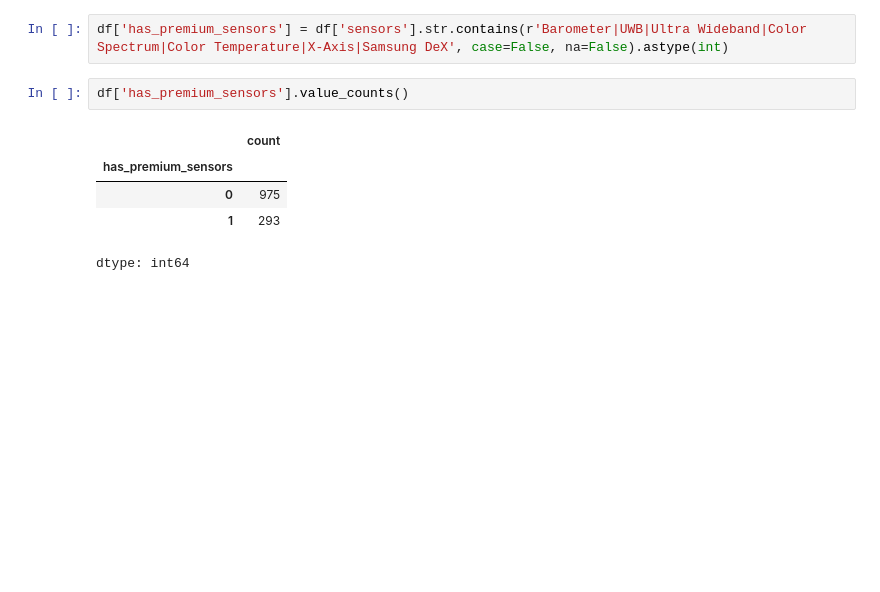
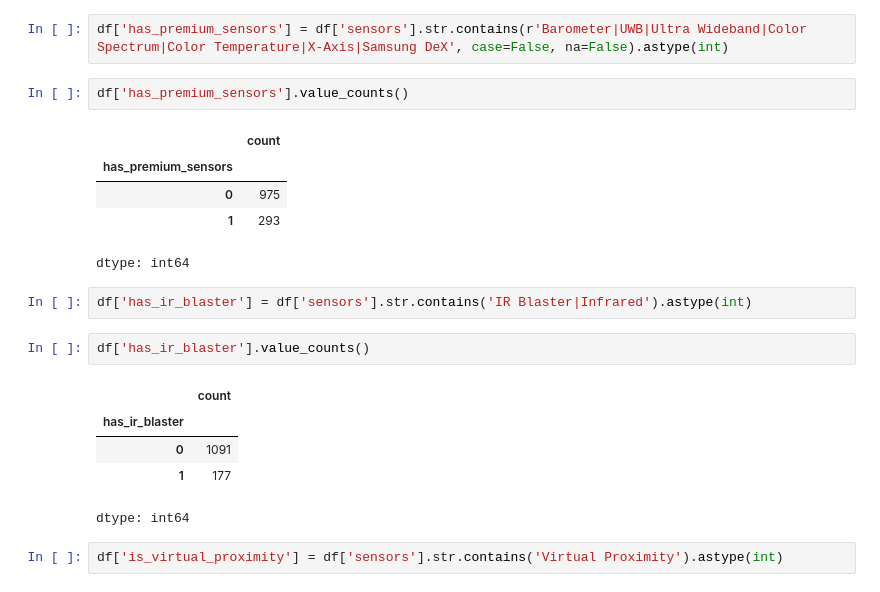
Before and after one commit to rajeshxdatascience/smartphone-recommender-system, a Jupyter notebook: SpecLens_AI_Data_Engineering.ipynb, the cells around one changed output. Saved outputs shown, nothing was run; the diff lists cells and outputs as text; blank space fills up the shorter version.

Commit message:
feat: hardware sensors complete; identified 92 cost-cut virtual proximity models

```diff
--- a/SpecLens_AI_Data_Engineering.ipynb
+++ b/SpecLens_AI_Data_Engineering.ipynb
@@ -5362,3 +5362,15 @@ df['has_premium_sensors'].value_counts()
 | 0 | 975 |
 | 1 | 293 |
 dtype: int64
+# %%
+df['has_ir_blaster'] = df['sensors'].str.contains('IR Blaster|Infrared').astype(int)
+# %%
+df['has_ir_blaster'].value_counts()
+# %% [output]
+|  | count |
+| has_ir_blaster |  |
+| 0 | 1091 |
+| 1 | 177 |
+dtype: int64
+# %%
+df['is_virtual_proximity'] = df['sensors'].str.contains('Virtual Proximity').astype(int)
```
Also changed, not shown: parts of 1 cell of this notebook.
